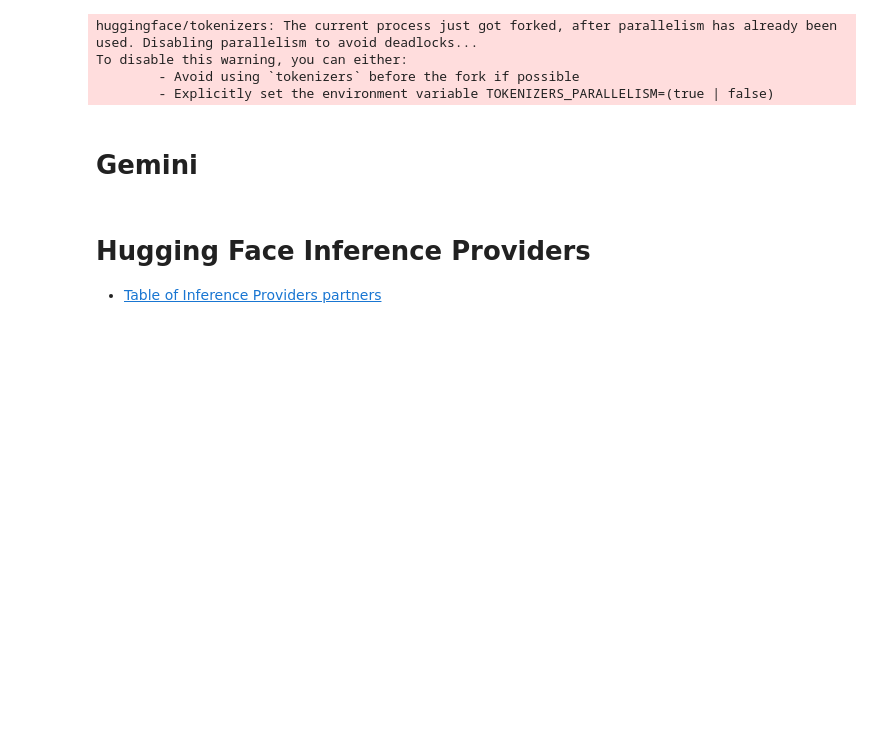
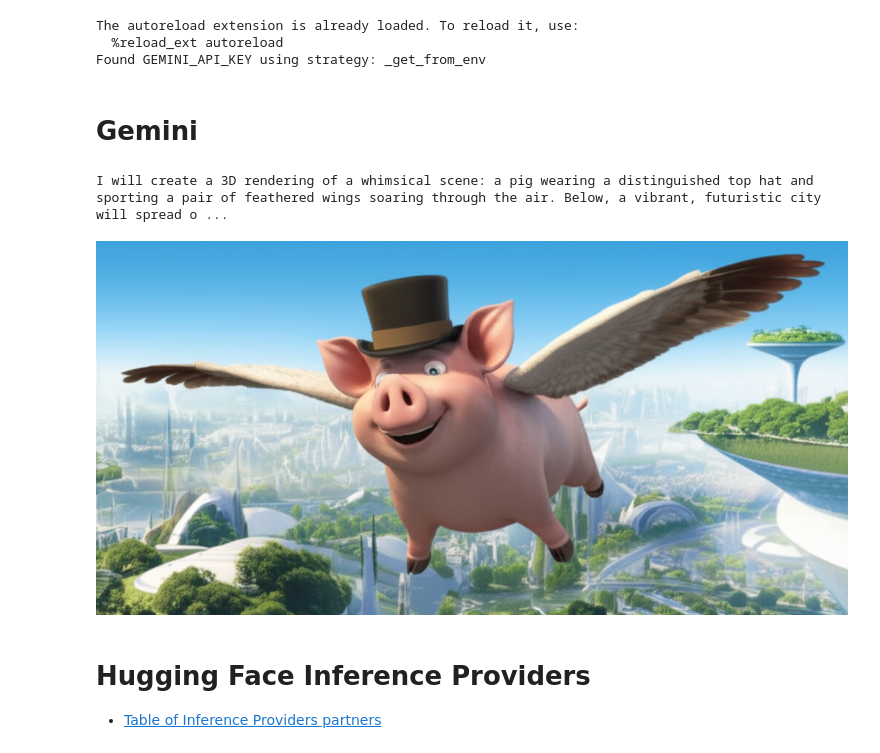
Before and after one commit to dachenlian/ai-storyteller, a Jupyter notebook: notebooks/image_generation/image_generation.ipynb, the cells around one changed output. Saved outputs shown, nothing was run; the diff lists cells and outputs as text; code cells hidden in the pictures; blank space fills up the shorter version.

Commit message:
update notebook with gemini example

```diff
--- a/notebooks/image_generation/image_generation.ipynb
+++ b/notebooks/image_generation/image_generation.ipynb
@@ -1,20 +1,48 @@
 # %%
 !export HF_HUB_ENABLE_HF_TRANSFER=1
-
+%load_ext autoreload
+%autoreload 2
 from diffusers import FluxPipeline, FluxTransformer2DModel, GGUFQuantizationConfig
 from google import genai
 from google.genai import types as gtypes
-from IPython.display import Image
+from IPython.display import Image as IPImage
+from PIL import Image
+from io import BytesIO
 import torch
 
 from ai_storyteller.utils.env_utils import get_env_var
+
+gemini_api_key = get_env_var("GEMINI_API_KEY")
+client = genai.Client(api_key=gemini_api_key)
 # %% [output]
-huggingface/tokenizers: The current process just got forked, after parallelism has already been used. Disabling parallelism to avoid deadlocks...
-To disable this warning, you can either:
-        - Avoid using `tokenizers` before the fork if possible
-        - Explicitly set the environment variable TOKENIZERS_PARALLELISM=(true | false)
+The autoreload extension is already loaded. To reload it, use:
+  %reload_ext autoreload
+Found GEMINI_API_KEY using strategy: _get_from_env
 # %% [markdown]
 # Gemini
+# %%
+contents = ('Hi, can you create a 3d rendered image of a pig '
+            'with wings and a top hat flying over a happy '
+            'futuristic scifi city with lots of greenery?')
+
+response = client.models.generate_content(
+    model="gemini-2.0-flash-exp-image-generation",
+    contents=contents,
+    config=gtypes.GenerateContentConfig(
+      response_modalities=['TEXT', 'IMAGE']
+    )
+)
+
+for part in response.candidates[0].content.parts:
+  if part.text is not None:
+    print(part.text)
+  elif part.inline_data is not None:
+    image = Image.open(BytesIO((part.inline_data.data)))
+    image.save('gemini-native-image.png')
+    display(IPImage(filename='gemini-native-image.png'))
+# %% [output]
+I will create a 3D rendering of a whimsical scene: a pig wearing a distinguished top hat and sporting a pair of feathered wings soaring through the air. Below, a vibrant, futuristic city will spread o ...
+[figure, added]
 # %% [markdown]
 # Hugging Face Inference Providers
 
```
